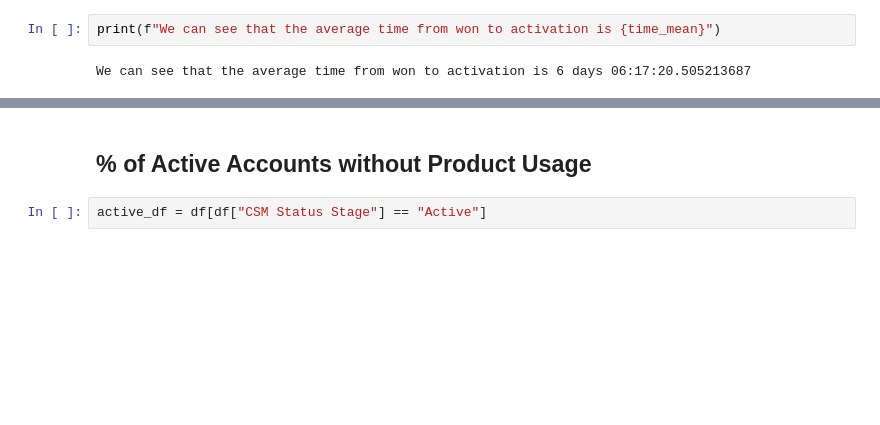
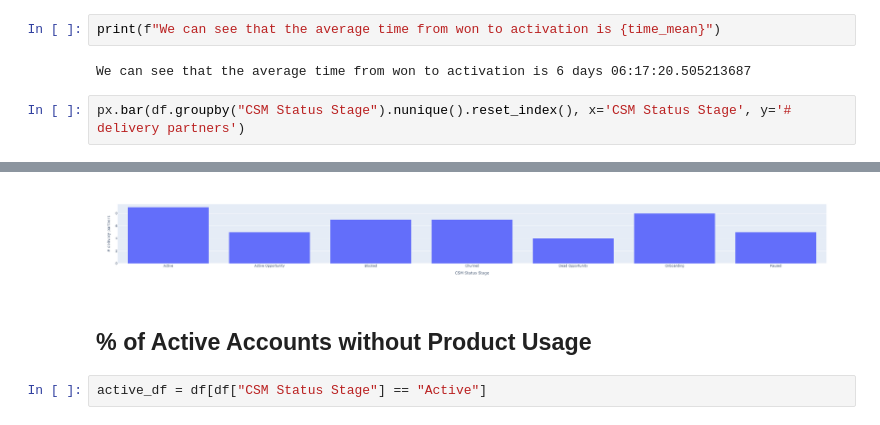
Before and after one commit to L-Fandangle042/business_insight_analysis, a Jupyter notebook: Exploration.ipynb, the cells around one changed output, grey strips where cells are left out. Drawn from its saved outputs; the diff is of its cells as text; blank space fills up the shorter version.

Commit message:
Graphs added and updated

```diff
--- a/Exploration.ipynb
+++ b/Exploration.ipynb
@@ -209,3 +210,6 @@ time_mean = df["Time to Activation"].mean()
 print(f"We can see that the average time from won to activation is {time_mean}")
 # %% [output]
 We can see that the average time from won to activation is 6 days 06:17:20.505213687
+# %%
+px.bar(df.groupby("CSM Status Stage").nunique().reset_index(), x='CSM Status Stage', y='# delivery partners')
+# %% [output]
@@ -212,3 +217,4 @@ We can see that the average time from won to activation is 6 days 06:17:20.50521
+[figure, added]
 # %% [markdown]
 ## % of Active Accounts without Product Usage
 # %%
```
Also changed, not shown: parts of 6 cells of this notebook.
